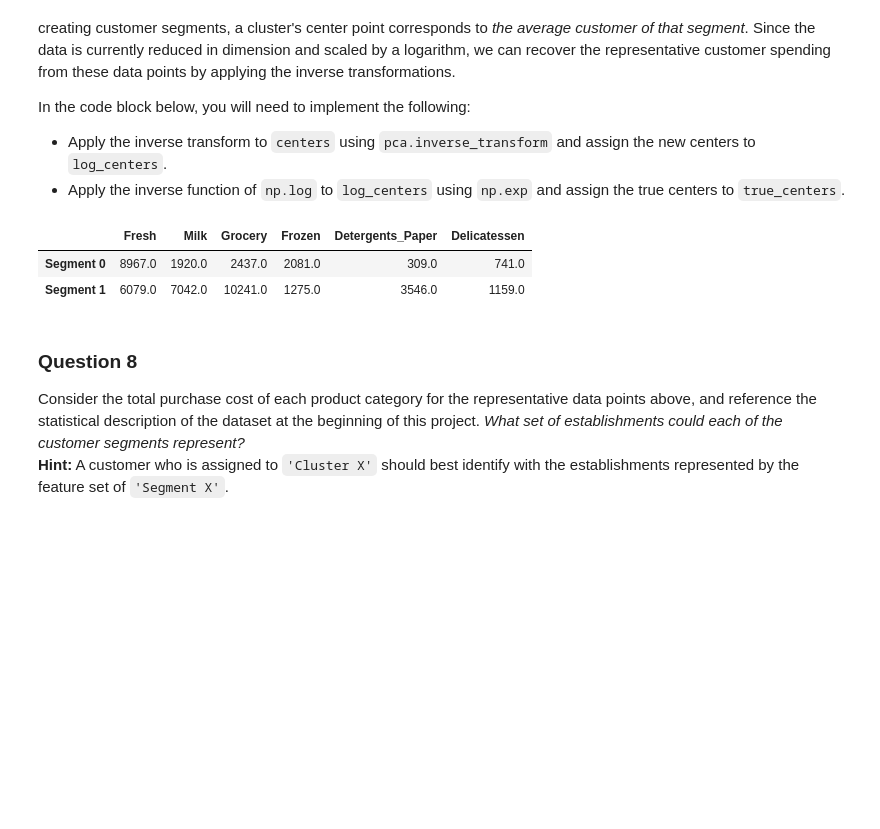
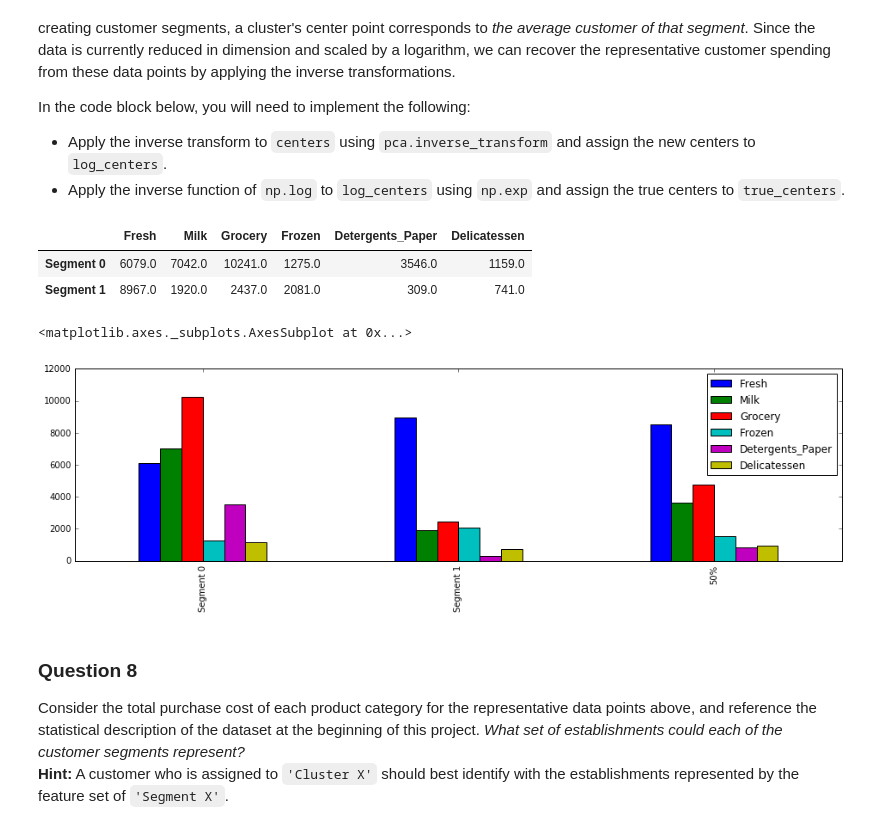
Before and after one commit to atolmid/machine-learning, a Jupyter notebook: projects/creating_customer_segments/customer_segments.ipynb, the cells around one changed output. Drawn from its saved outputs; the diff is of its cells as text; code cells hidden in the pictures; blank space fills up the shorter version.

```diff
--- a/projects/creating_customer_segments/customer_segments.ipynb
+++ b/projects/creating_customer_segments/customer_segments.ipynb
@@ -59,8 +59,7 @@ To get a better understanding of the customers and how their data will transform
 # %%
 # TODO: Select three indices of your choice you wish to sample from the dataset
 import random
-indices = [random.randint(0,len(data)-1) for i in range (0, 3)]
-print indices
+indices = [61, 195, 169]
 
 # Create a DataFrame of the chosen samples
 samples = pd.DataFrame(data.loc[indices], columns = data.keys()).reset_index(drop = True)
@@ -513,17 +512,23 @@ In the code block below, you will need to implement the following:
 # %%
 # TODO: Inverse transform the centers
 log_centers = pca.inverse_transform(centers)
 # TODO: Exponentiate the centers
 true_centers = np.exp(log_centers)
 # Display the true centers
 segments = ['Segment {}'.format(i) for i in range(0,len(centers))]
 true_centers = pd.DataFrame(np.round(true_centers), columns = data.keys())
 true_centers.index = segments
 display(true_centers)
+
+#Plot the two cluster centers and the data median values in one plot, so we can see the characteristics of the cluster centers more easily
+true_centers1 = true_centers.append(data.describe().ix['50%'])
+true_centers1.plot(kind = 'bar', figsize = (16, 4))
 # %% [output]
 |  | Fresh | Milk | Grocery | Frozen | Detergents_Paper | Delicatessen |
-| Segment 0 | 8967.0 | 1920.0 | 2437.0 | 2081.0 | 309.0 | 741.0 |
-| Segment 1 | 6079.0 | 7042.0 | 10241.0 | 1275.0 | 3546.0 | 1159.0 |
+| Segment 0 | 6079.0 | 7042.0 | 10241.0 | 1275.0 | 3546.0 | 1159.0 |
+| Segment 1 | 8967.0 | 1920.0 | 2437.0 | 2081.0 | 309.0 | 741.0 |
+<matplotlib.axes._subplots.AxesSubplot at 0x...>
+[figure, added]
 # %% [markdown]
 ### Question 8
 Consider the total purchase cost of each product category for the representative data points above, and reference the statistical description of the dataset at the beginning of this project. *What set of establishments could each of the customer segments represent?*
```
Also changed, not shown: parts of 16 cells of this notebook.
